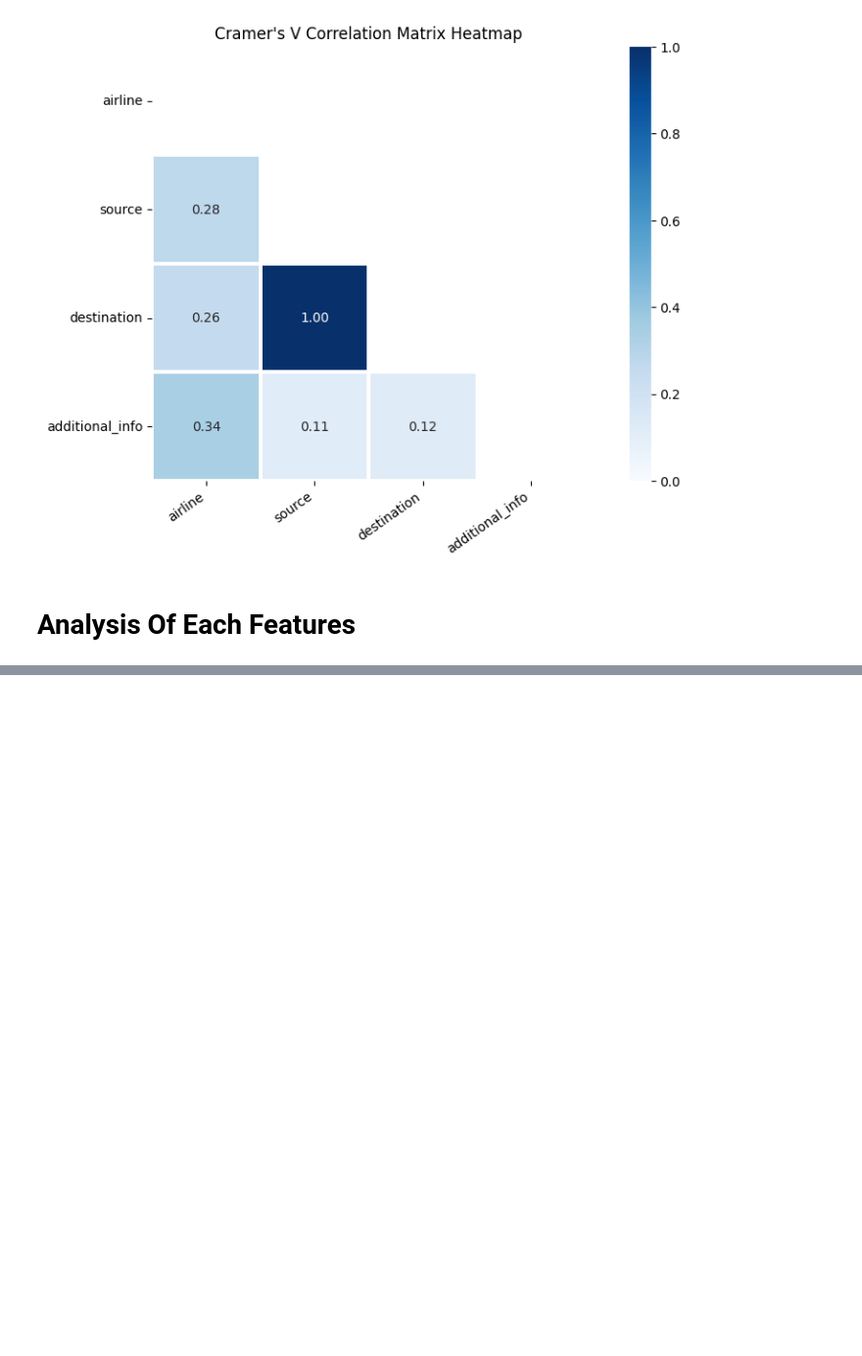
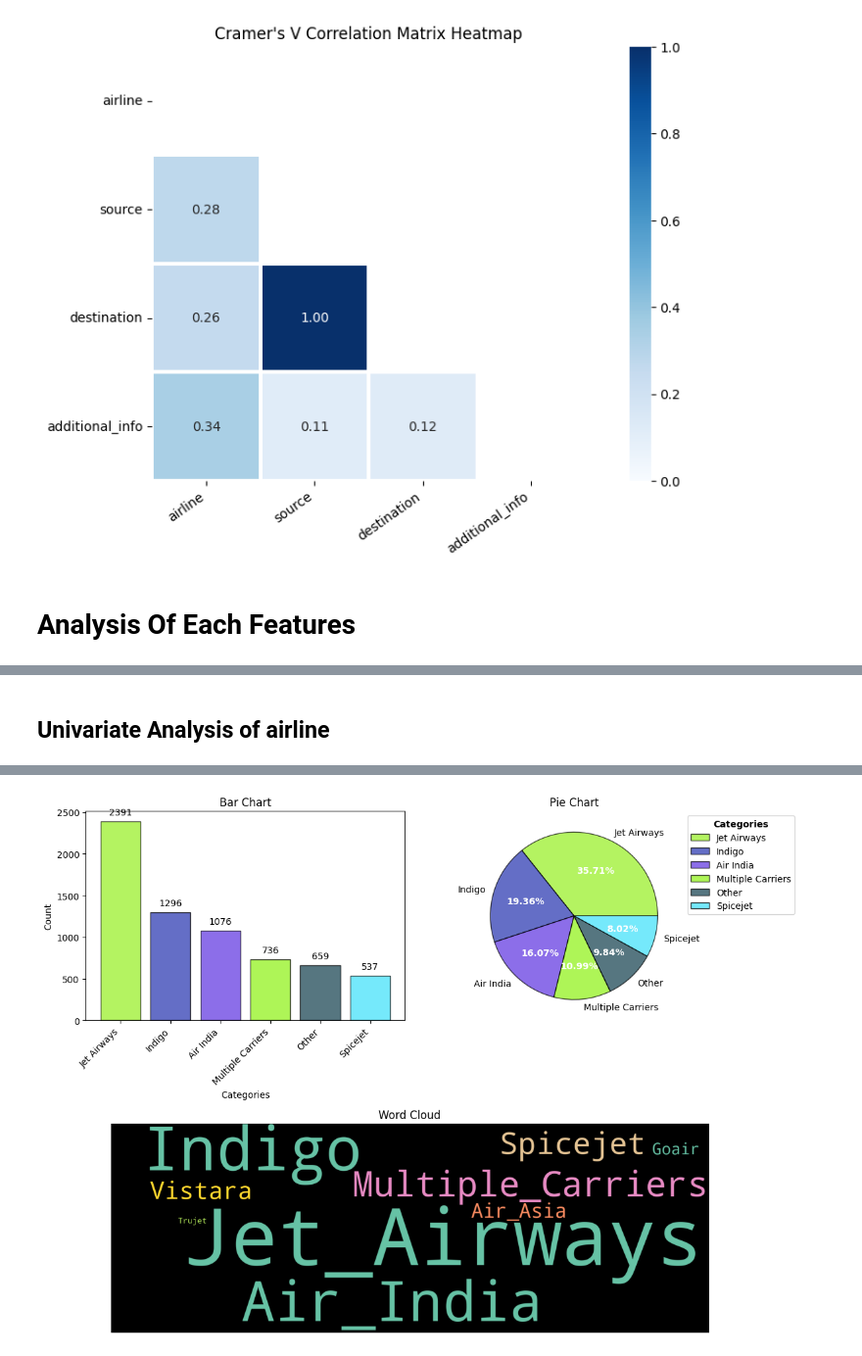
Before and after one commit to HarshNegi0927/flight-price-prediction, a Jupyter notebook: Notebook/EDA.ipynb, the cells around one changed output, grey strips where cells are left out. Shown at 98% size. Drawn from its saved outputs; the diff is of its cells as text; code cells hidden in the pictures; blank space fills up the shorter version.

```diff
--- a/Notebook/EDA.ipynb
+++ b/Notebook/EDA.ipynb
@@ -187,0 +251,4 @@ eda_helper_functions.cramersV_heatmap(train)
+# %%
+eda_helper_functions.cat_univar_plots(train, "airline",k=5)
+# %% [output]
+Univariate Analysis of airline
@@ -187,0 +256 @@ eda_helper_functions.cramersV_heatmap(train)
+[figure, added]
```
Also changed, not shown: parts of 36 cells of this notebook, 1 other file.
